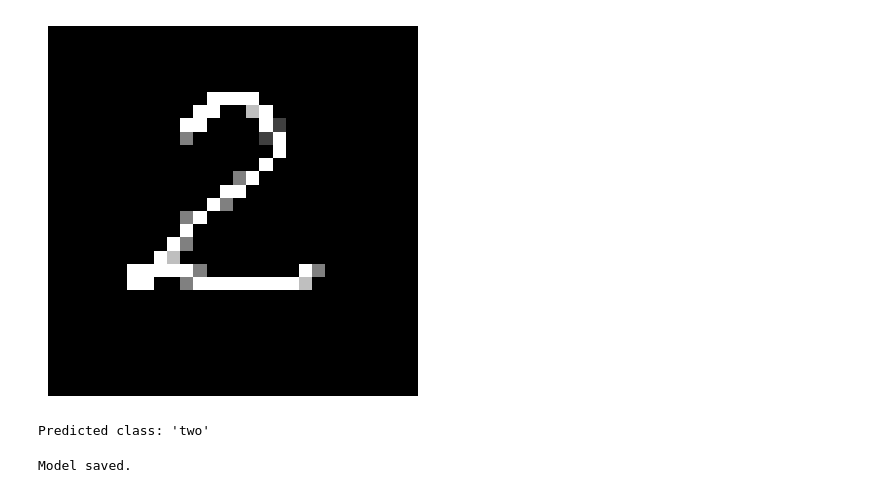
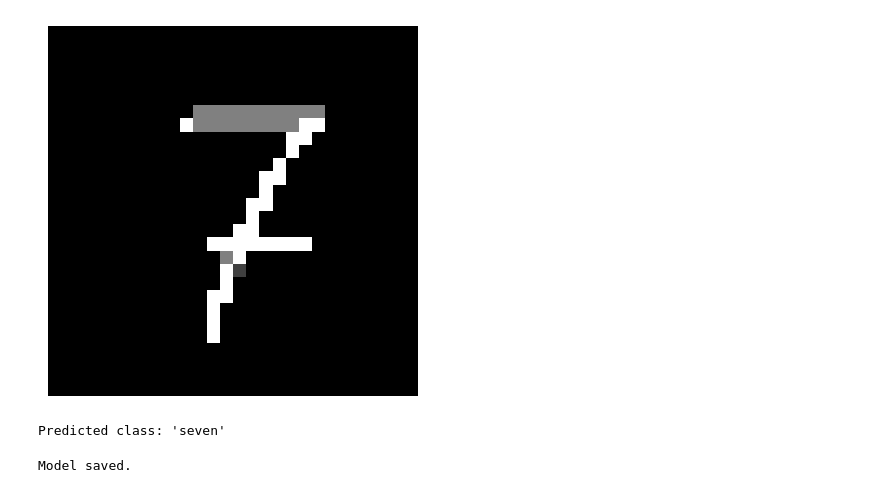
Before and after one commit to coteacarla/Hackathon_QC, a Jupyter notebook: mnist_cnn_torchvision.ipynb, the cells around one changed output. Drawn from its saved outputs; the diff is of its cells as text; code cells hidden in the pictures.

```diff
--- a/mnist_cnn_torchvision.ipynb
+++ b/mnist_cnn_torchvision.ipynb
@@ -131,25 +131,25 @@ Accuracy on test set: 0.9750
 # %%
 
 from PIL import Image  # type: ignore
 from PIL import ImageOps
 
-img = Image.open("digits_sample/drawing_2.png").convert("L").resize((28, 28))
+img = Image.open("digits_sample/drawing_7.png").convert("L").resize((28, 28))
 x = np.array(img, dtype=np.float32) / 255.0
 
 plt.imshow(x, cmap='gray')
 plt.axis('off')
 plt.show()
 
 x = x.reshape(1, 1, 28, 28)
 x = T.tensor(x, dtype=T.float32).to(device)
 with T.no_grad():
     oupt = net(x)
 am = T.argmax(oupt)
 digits = ['zero', 'one', 'two', 'three', 'four', 'five', 'six', 'seven', 'eight', 'nine']
 print(f"Predicted class: '{digits[am]}'")
 # %% [output]
-[figure, old version]
+[figure, new version]
-Predicted class: 'two'
+Predicted class: 'seven'
 # %%
 T.save(net.state_dict(), "./mnist_model.pt")
 print("Model saved.")
```
Also changed, not shown: parts of 2 cells of this notebook, 1 other file.
